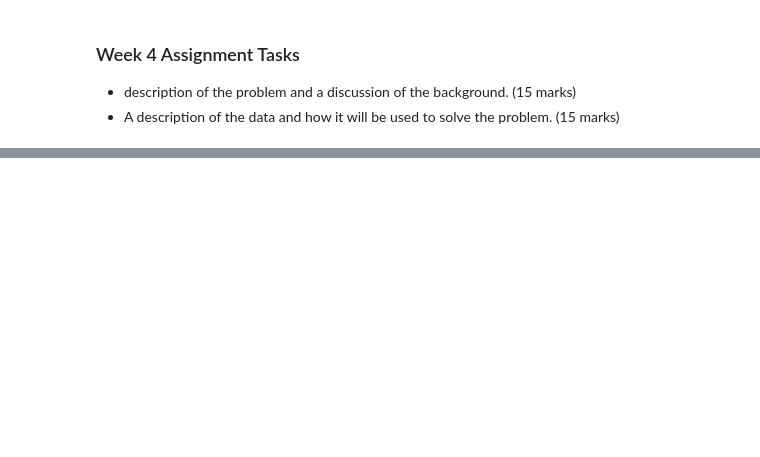
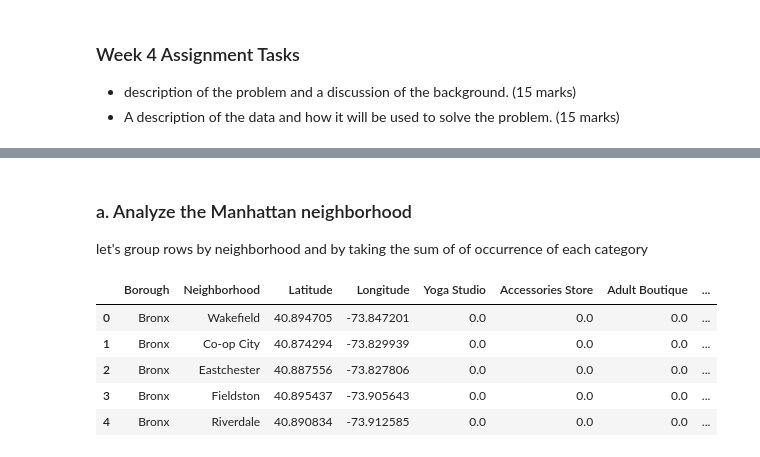
Before and after one commit to shylajachippa/Coursera-IBM-Applied-Data-Science-Capstone, a Jupyter notebook: The Battle of Neighborhoods Assignment.ipynb, the cells around one changed output, grey strips where cells are left out. Saved outputs shown, nothing was run; the diff lists cells and outputs as text; code cells hidden in the pictures; blank space fills up the shorter version.

```diff
--- a/The Battle of Neighborhoods Assignment.ipynb
+++ b/The Battle of Neighborhoods Assignment.ipynb
@@ -43,0 +570,27 @@ Once clusters are formed for each neighborhood of each city, we can use cosine s
+# %% [markdown]
+<div id="analyze_ny">
+    <h3>a. Analyze the Manhattan neighborhood</h3>
+</div>
+let's group rows by neighborhood and by taking the sum of of occurrence of each category
+# %%
+# one hot encoding
+ny_onehot = pd.get_dummies(ny_clean[['Venue Category']], prefix="", prefix_sep="")
+
+# add neighborhood column back to dataframe
+ny_onehot['Neighborhood'] = ny_clean['Neighborhood']
+
+# move neighborhood column to the first column
+fixed_columns = [ny_onehot.columns[-1]] + list(ny_onehot.columns[:-1])
+ny_onehot = ny_onehot[fixed_columns]
+ny_grouped = ny_onehot.groupby('Neighborhood').sum().reset_index()
+ny_grouped.head()
+#merge the data with latitude longitiude of neighborhood and borough and zip code
+ny_merged =ny_df.join(ny_grouped.set_index('Neighborhood'), on='Neighborhood')
+ny_merged.head()
+# %% [output]
+|  | Borough | Neighborhood | Latitude | Longitude | Yoga Studio | Accessories Store | Adult Boutique | ... |
+| 0 | Bronx | Wakefield | 40.894705 | -73.847201 | 0.0 | 0.0 | 0.0 | ... |
+| 1 | Bronx | Co-op City | 40.874294 | -73.829939 | 0.0 | 0.0 | 0.0 | ... |
+| 2 | Bronx | Eastchester | 40.887556 | -73.827806 | 0.0 | 0.0 | 0.0 | ... |
+| 3 | Bronx | Fieldston | 40.895437 | -73.905643 | 0.0 | 0.0 | 0.0 | ... |
+| 4 | Bronx | Riverdale | 40.890834 | -73.912585 | 0.0 | 0.0 | 0.0 | ... |
```
Also changed, not shown: parts of 74 cells of this notebook, 1 other file.
